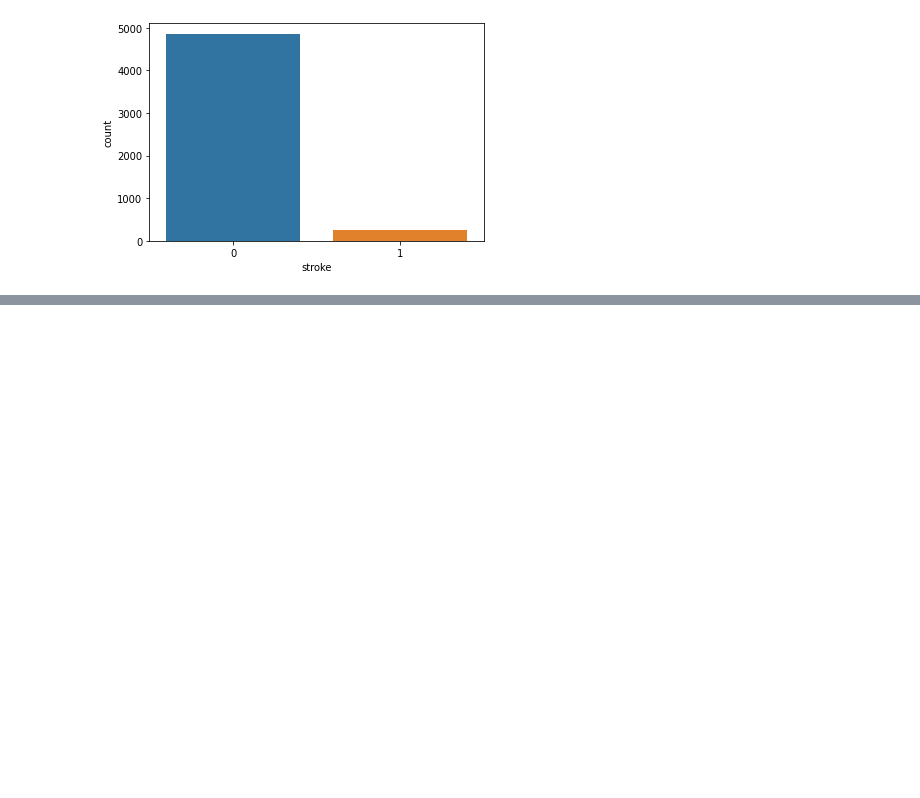
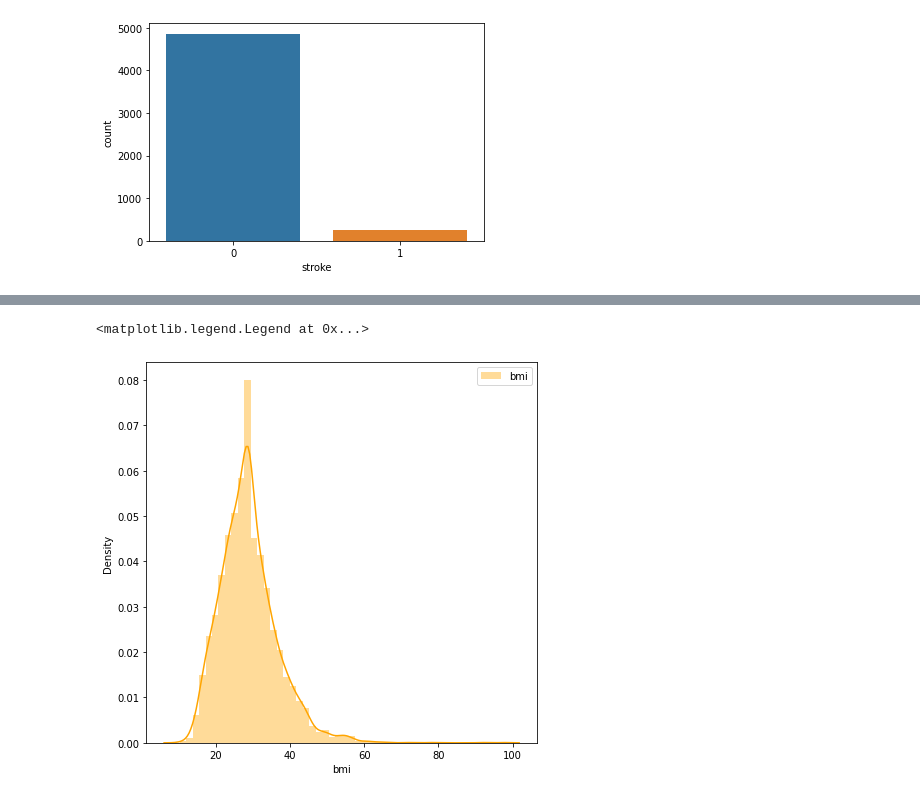
Before and after one commit to hershey99/ML_Assignment2_IT19102610_IT19105376_IT19103532_IT19078410, a Jupyter notebook: stroke_prediction.ipynb, the cells around one changed output, grey strips where cells are left out. Saved outputs shown, nothing was run; the diff lists cells and outputs as text; code cells hidden in the pictures; blank space fills up the shorter version.

```diff
--- a/stroke_prediction.ipynb
+++ b/stroke_prediction.ipynb
@@ -166,0 +174,7 @@ Name: stroke, dtype: int64
+# %%
+fig = plt.figure(figsize=(7,7))
+sns.distplot(df_train.bmi, color="orange", label="bmi", kde= True)
+plt.legend()
+# %% [output]
+<matplotlib.legend.Legend at 0x...>
+[figure, added]
```
Also changed, not shown: parts of 6 cells of this notebook.
